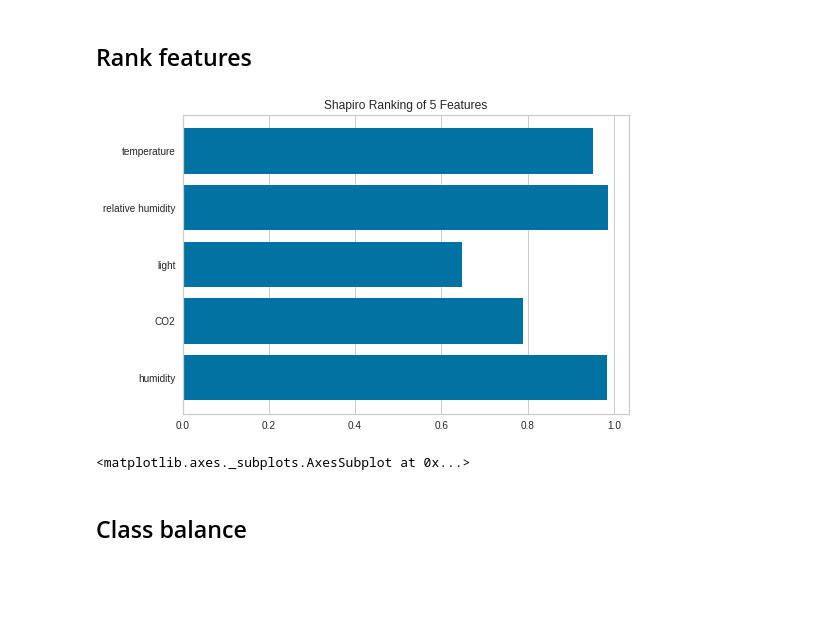
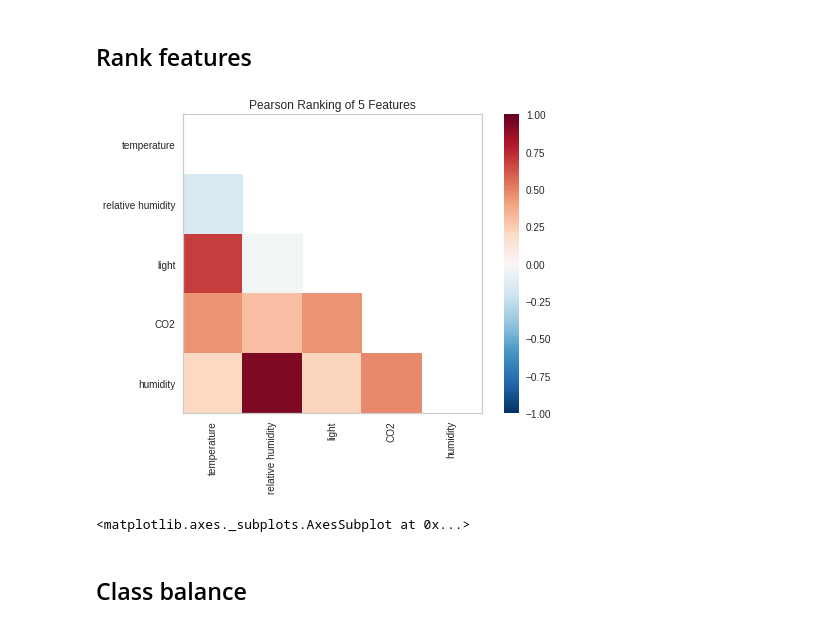
Before and after one commit to khuyentran1401/Data-science, a Jupyter notebook: data_science_tools/Yellowbrick.ipynb, the cells around one changed output. Drawn from its saved outputs; the diff is of its cells as text; code cells hidden in the pictures; blank space fills up the shorter version.

```diff
--- a/data_science_tools/Yellowbrick.ipynb
+++ b/data_science_tools/Yellowbrick.ipynb
@@ -37,12 +37,12 @@ report.append(dp.Table(pd.concat([X, y],axis=1)))
 ## Rank features
 # %%
 fig, ax = plt.subplots()
-visualizer = Rank1D(algorithm='shapiro')
+visualizer = Rank2D(algorithm='pearson')
 visualizer.fit(X, y)           # Fit the data to the visualizer
 visualizer.transform(X)        # Transform the data
 visualizer.show()              # Finalize and render the figure
 # %% [output]
-[figure, old version]
+[figure, new version]
 <matplotlib.axes._subplots.AxesSubplot at 0x...>
 # %%
 report.append(dp.Plot(fig))
```
Also changed, not shown: parts of 5 cells of this notebook.
